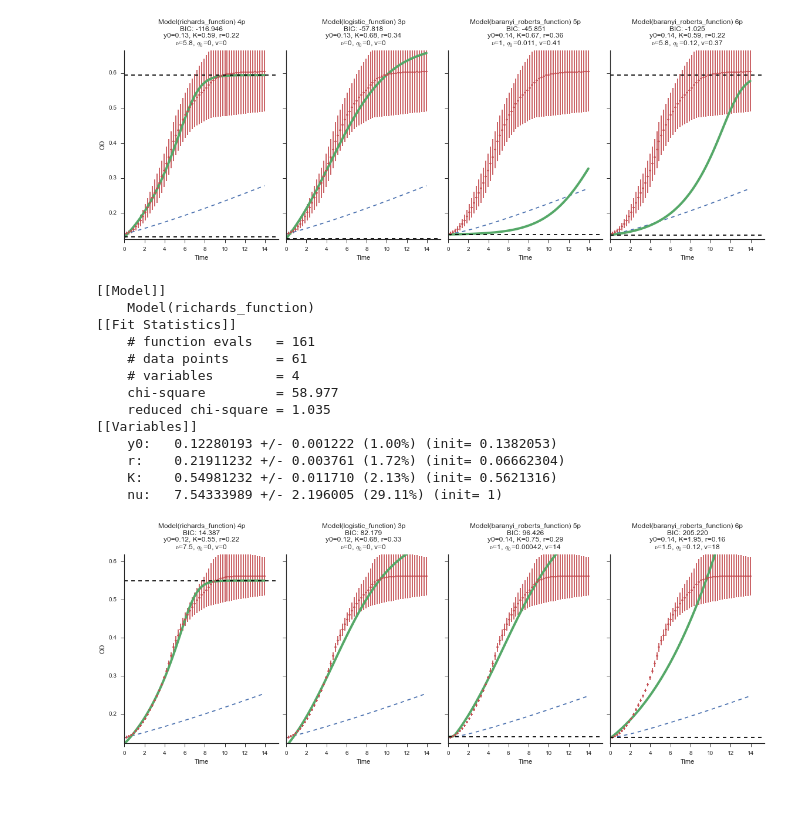
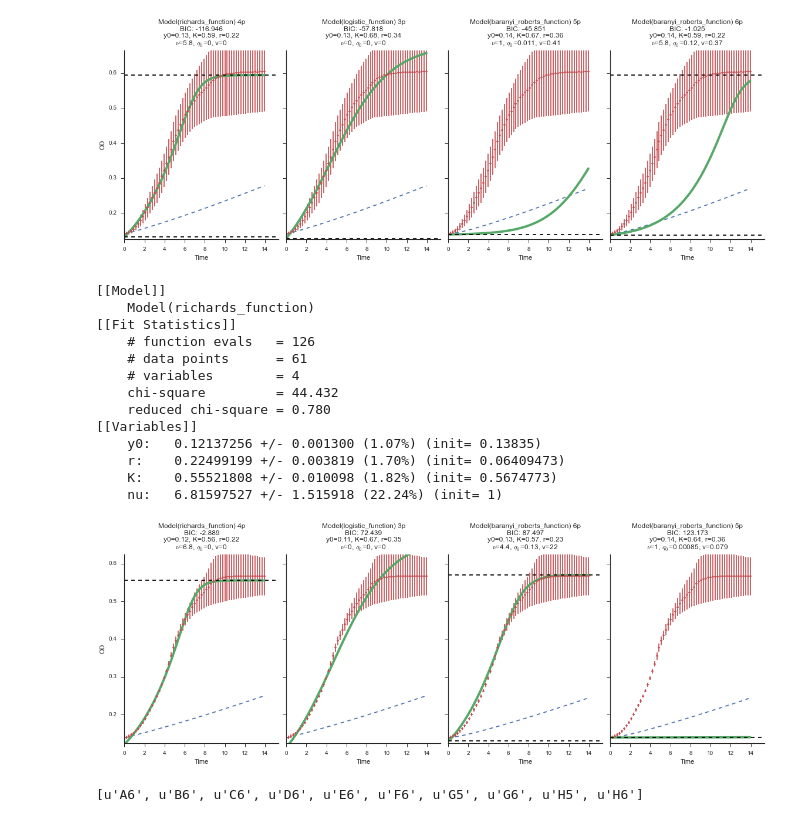
Before and after one commit to yoavram/curveball, a Jupyter notebook: notebooks/Find outliers.ipynb, the cells around one changed output. Saved outputs shown, nothing was run; the diff lists cells and outputs as text; code cells hidden in the pictures.

```diff
--- a/notebooks/Find outliers.ipynb
+++ b/notebooks/Find outliers.ipynb
@@ -153,8 +67,0 @@ print outliers
-# %%
-_df = _df[~_df.Well.isin(outliers)]
-agg_df = _df.groupby('Time')['OD'].agg([np.mean, np.std]).reset_index()
-assert np.isfinite(1./agg_df['std']).all()
-model_fit.fit(agg_df['mean'], weights=1./agg_df['std'])
-D = cook_distance(_df, model_fit)
-outliers,fig,ax = plot_cook_dist(D)
-print outliers
@@ -164,8 +67,0 @@ print outliers
-# %%
-_df = _df[~_df.Well.isin(outliers)]
-agg_df = _df.groupby('Time')['OD'].agg([np.mean, np.std]).reset_index()
-assert np.isfinite(1./agg_df['std']).all()
-model_fit.fit(agg_df['mean'], weights=1./agg_df['std'])
-D = cook_distance(_df, model_fit)
-outliers,fig,ax = plot_cook_dist(D)
-print outliers
@@ -175,5 +67,0 @@ print outliers
-# %%
-print "Remaining wells %d out of %d" % (len(_df.Well.unique()), len(df_RG.Well.unique()))
-print _df.Well.unique()
-outliers = [well for well in df_RG.Well.unique() if well not in _df.Well.unique()]
-print "Outliers:", outliers
@@ -184,0 +68,6 @@ Outliers: [u'A6', u'A7', u'B6', u'C6', u'C8', u'D6', u'E6', u'E8', u'F6', u'F7',
+# %%
+outliers = np.array(outliers).flatten()
+print "Outliers:", outliers
+original = len(df_RG.Well.unique())
+remaining = original - len(outliers)
+print "Remaining wells %d out of %d" % (remaining, original)
@@ -200,22 +92,26 @@ models_RG,fig,ax = curveball.models.fit_model(df_RG)
     nu:   5.82807405 +/- 1.405285 (24.11%) (init= 1)
 [figure]
 # %%
-models_RG_clean,fig,ax = curveball.models.fit_model(_df)
+models_RG_clean,fig,ax = curveball.models.fit_model(df_RG[~df_RG.Well.isin(outliers)])
 # %% [output]
 [[Model]]
     Model(richards_function)
 [[Fit Statistics]]
-    # function evals   = 161
+    # function evals   = 126
     # data points      = 61
     # variables        = 4
-    chi-square         = 58.977
-    reduced chi-square = 1.035
+    chi-square         = 44.432
+    reduced chi-square = 0.780
 [[Variables]]
-    y0:   0.12280193 +/- 0.001222 (1.00%) (init= 0.1382053)
-    r:    0.21911232 +/- 0.003761 (1.72%) (init= 0.06662304)
-    K:    0.54981232 +/- 0.011710 (2.13%) (init= 0.5621316)
-    nu:   7.54333989 +/- 2.196005 (29.11%) (init= 1)
+    y0:   0.12137256 +/- 0.001300 (1.07%) (init= 0.13835)
+    r:    0.22499199 +/- 0.003819 (1.70%) (init= 0.06409473)
+    K:    0.55521808 +/- 0.010098 (1.82%) (init= 0.5674773)
+    nu:   6.81597527 +/- 1.515918 (22.24%) (init= 1)
-[figure, old version]
+[figure, new version]
+# %%
+print sorted(outliers)
+# %% [output]
+[u'A6', u'B6', u'C6', u'D6', u'E6', u'F6', u'G5', u'G6', u'H5', u'H6']
 # %%
 curveball.plots.plot_wells(df[~df.Well.isin(outliers)])
 # %% [output]
```
Also changed, not shown: parts of 15 cells of this notebook, 1 other file.
